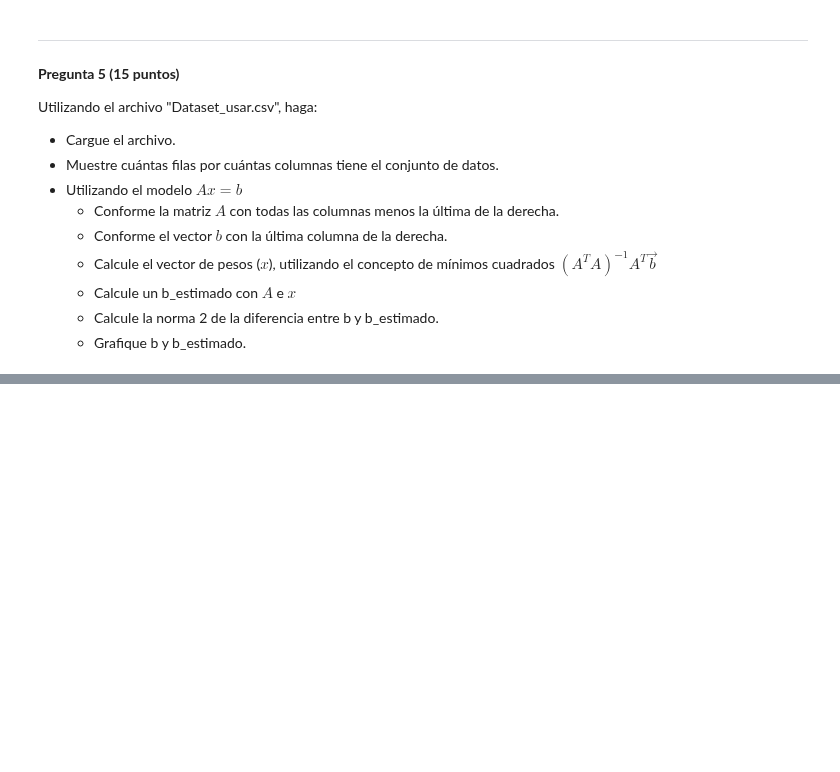
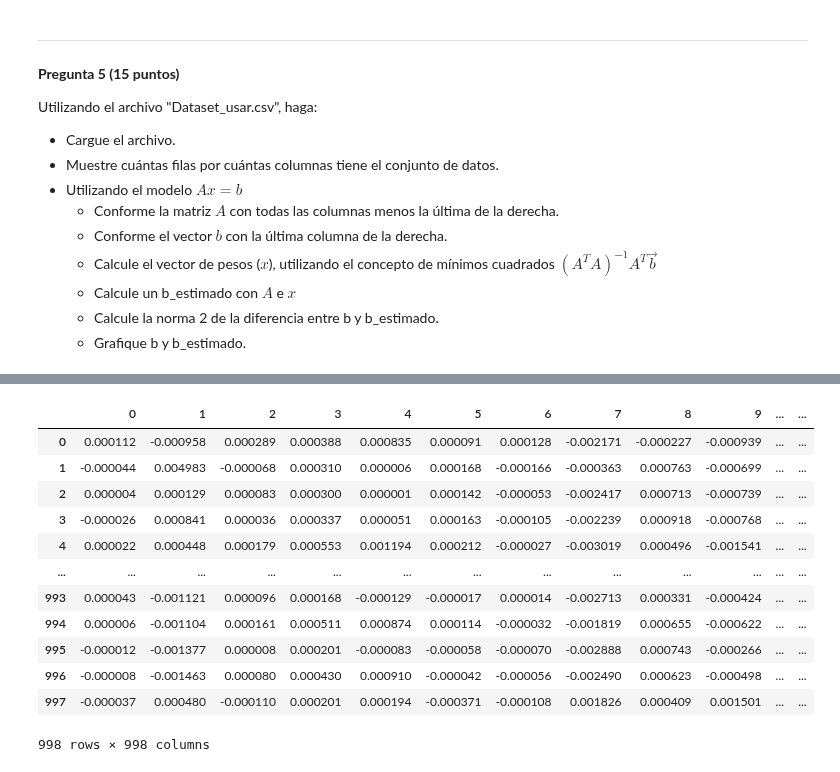
Before and after one commit to mantofer02/DataScienceBootcamp, a Jupyter notebook: FUNDATEC/MatemáticaDS/Tareas/3/Trabajo_Práctico_3_MCD.ipynb, the cells around one changed output, grey strips where cells are left out. Cells and saved outputs as stored; diff of their text form; code cells hidden in the pictures; blank space fills up the shorter version.

```diff
--- a/FUNDATEC/MatemáticaDS/Tareas/3/Trabajo_Práctico_3_MCD.ipynb
+++ b/FUNDATEC/MatemáticaDS/Tareas/3/Trabajo_Práctico_3_MCD.ipynb
@@ -159,3 +195,9 @@ Utilizando el archivo "Dataset_usar.csv", haga:
     - Calcule un b_estimado con $A$ e $x$
     - Calcule la norma 2 de la diferencia entre b y b_estimado.
     - Grafique b y b_estimado.
+# %%
+import pandas as pd
+
+df = pd.read_csv("Dataset_usar.csv", sep=';')
+
+df
@@ -161,0 +222,4 @@ Utilizando el archivo "Dataset_usar.csv", haga:
+# %%
+b = df['Shellweight']
+
+b
@@ -161,0 +239,4 @@ Utilizando el archivo "Dataset_usar.csv", haga:
+# %%
+A = df.drop(df.columns[-1], axis=1)
+
+A
@@ -161,0 +257,10 @@ Utilizando el archivo "Dataset_usar.csv", haga:
+# %%
+
+weight =  np.linalg.inv(np.matmul(A.T, A))
+weight = np.matmul(weight, A.T) * b
+
+b_predict = np.matmul(A, weight)
+
+print(A.shape)
+print(weight.shape)
+print(b.shape)
@@ -161,0 +314,16 @@ Utilizando el archivo "Dataset_usar.csv", haga:
+# %%
+b_predict
+# %% [output]
+|  | 0 | 1 | 2 | 3 | 4 | 5 | 6 | 7 | 8 | 9 | ... | ... |
+| 0 | 0.000112 | -0.000958 | 0.000289 | 0.000388 | 0.000835 | 0.000091 | 0.000128 | -0.002171 | -0.000227 | -0.000939 | ... | ... |
+| 1 | -0.000044 | 0.004983 | -0.000068 | 0.000310 | 0.000006 | 0.000168 | -0.000166 | -0.000363 | 0.000763 | -0.000699 | ... | ... |
+| 2 | 0.000004 | 0.000129 | 0.000083 | 0.000300 | 0.000001 | 0.000142 | -0.000053 | -0.002417 | 0.000713 | -0.000739 | ... | ... |
+| 3 | -0.000026 | 0.000841 | 0.000036 | 0.000337 | 0.000051 | 0.000163 | -0.000105 | -0.002239 | 0.000918 | -0.000768 | ... | ... |
+| 4 | 0.000022 | 0.000448 | 0.000179 | 0.000553 | 0.001194 | 0.000212 | -0.000027 | -0.003019 | 0.000496 | -0.001541 | ... | ... |
+| ... | ... | ... | ... | ... | ... | ... | ... | ... | ... | ... | ... | ... |
+| 993 | 0.000043 | -0.001121 | 0.000096 | 0.000168 | -0.000129 | -0.000017 | 0.000014 | -0.002713 | 0.000331 | -0.000424 | ... | ... |
+| 994 | 0.000006 | -0.001104 | 0.000161 | 0.000511 | 0.000874 | 0.000114 | -0.000032 | -0.001819 | 0.000655 | -0.000622 | ... | ... |
+| 995 | -0.000012 | -0.001377 | 0.000008 | 0.000201 | -0.000083 | -0.000058 | -0.000070 | -0.002888 | 0.000743 | -0.000266 | ... | ... |
+| 996 | -0.000008 | -0.001463 | 0.000080 | 0.000430 | 0.000910 | -0.000042 | -0.000056 | -0.002490 | 0.000623 | -0.000498 | ... | ... |
+| 997 | -0.000037 | 0.000480 | -0.000110 | 0.000201 | 0.000194 | -0.000371 | -0.000108 | 0.001826 | 0.000409 | 0.001501 | ... | ... |
+998 rows × 998 columns
```
Also changed, not shown: parts of 14 cells of this notebook.
